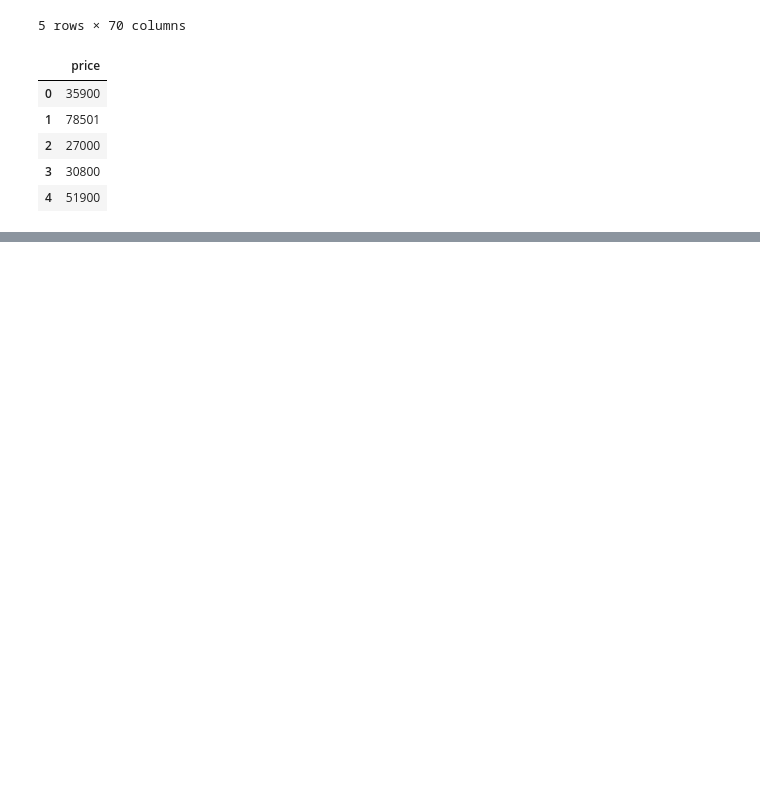
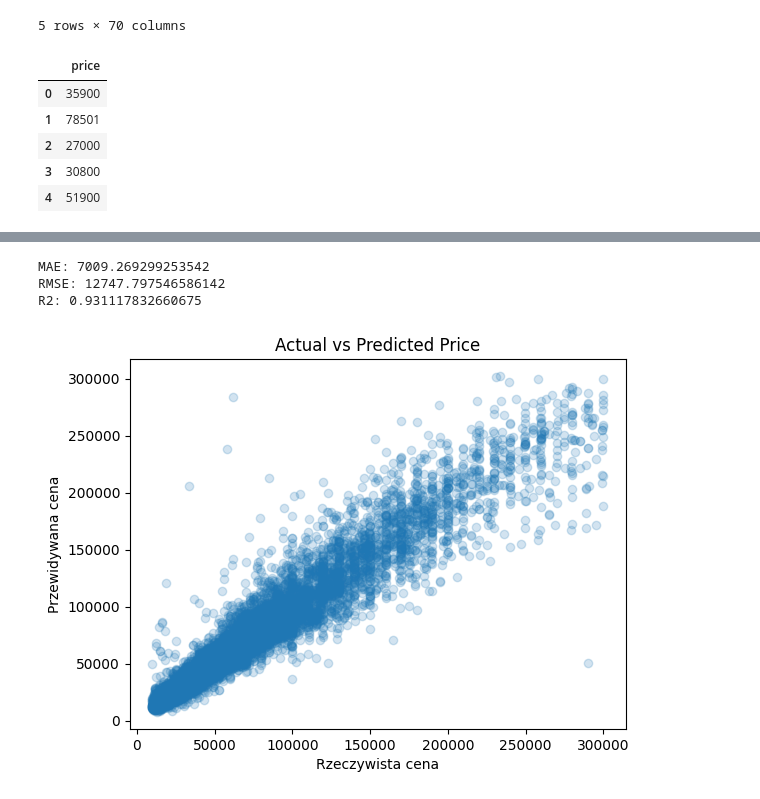
Before and after one commit to AnteDz/ASI, a Jupyter notebook: notebooks/eda_cleaned_data.ipynb, the cells around one changed output, grey strips where cells are left out. Saved outputs shown, nothing was run; the diff lists cells and outputs as text; code cells hidden in the pictures; blank space fills up the shorter version.

Commit message:
final_prediction commit

```diff
--- a/notebooks/eda_cleaned_data.ipynb
+++ b/notebooks/eda_cleaned_data.ipynb
@@ -284,0 +288,14 @@ display(y.head())
+# %%
+X = pd.read_csv("../data/02_intermediate/features.csv", encoding="utf-8")
+y = pd.read_csv("../data/02_intermediate/price_target.csv", encoding="utf-8")["price"]
+# %%
+X_train, X_test, y_train, y_test = train_test_split(
+    X, y, test_size=0.2, random_state=42
+)
+# %%
+predictor = TabularPredictor.load("../data/06_models/car_price_predictor")
+
+test_data = X_test.copy()
+test_data["price"] = y_test.values
+leaderboard = predictor.leaderboard(test_data, silent=True)
+print(leaderboard.head(10))
@@ -284,0 +322,18 @@ display(y.head())
+# %%
+y_pred = predictor.predict(X_test)
+
+print("MAE:",  mean_absolute_error(y_test, y_pred))
+print("RMSE:", mean_squared_error(y_test, y_pred, squared=False))
+print("R2:",   r2_score(y_test, y_pred))
+
+plt.figure()
+plt.scatter(y_test, y_pred, alpha=0.2)
+plt.xlabel("Rzeczywista cena")
+plt.ylabel("Przewidywana cena")
+plt.title("Actual vs Predicted Price")
+plt.show()
+# %% [output]
+MAE: 7009.269299253542
+RMSE: 12747.797546586142
+R2: 0.931117832660675
+[figure, added]
```
Also changed, not shown: parts of 10 cells of this notebook, 4 other files.
